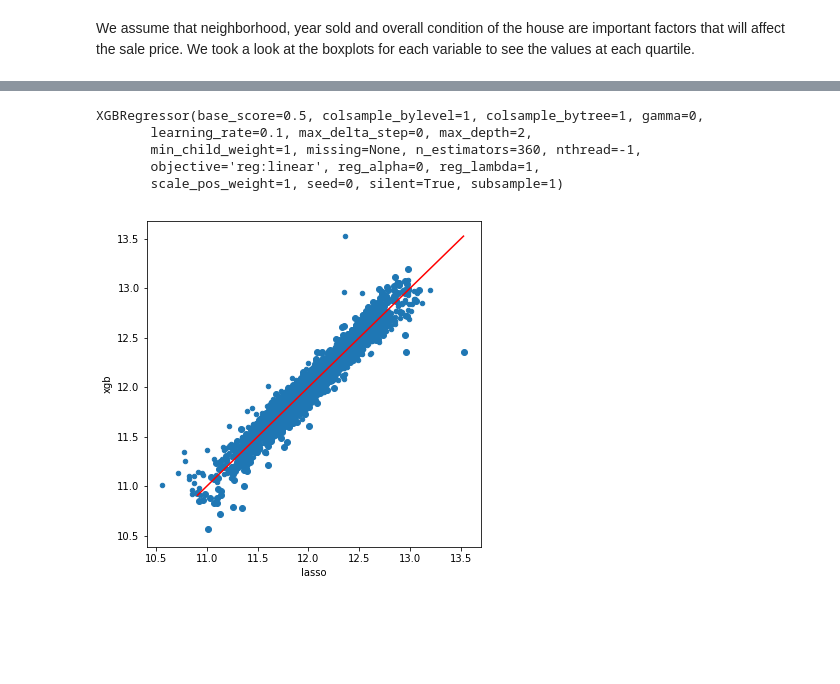
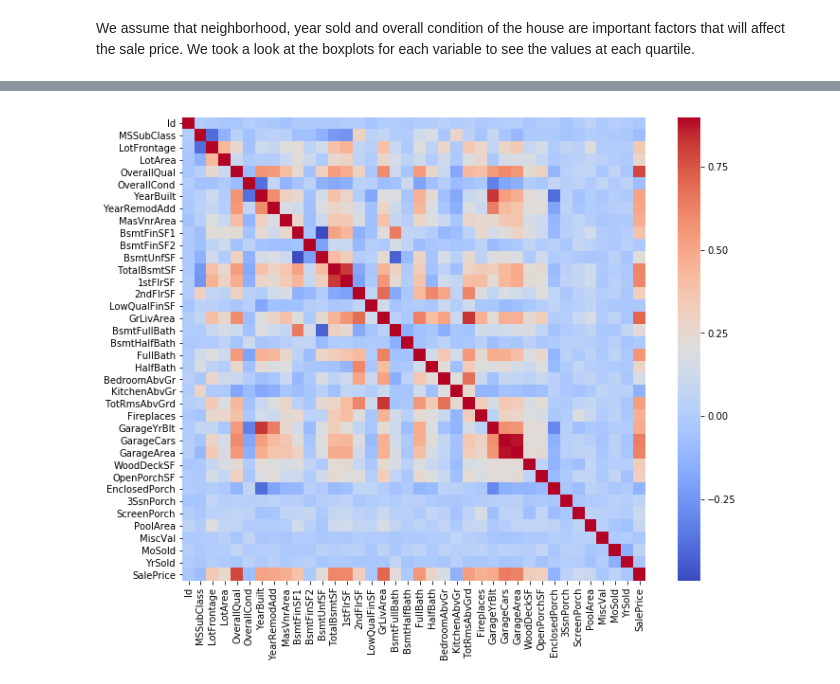
Before and after one commit to xofaye/data-analytics-challenge, a Jupyter notebook: data-exploration.ipynb, the cells around one changed output, grey strips where cells are left out. Drawn from its saved outputs; the diff is of its cells as text; code cells hidden in the pictures; blank space fills up the shorter version.

Commit message:
corr matrix

```diff
--- a/data-exploration.ipynb
+++ b/data-exploration.ipynb
@@ -100,16 +91,0 @@ plt.show()
-# %%
-# Data transformation + feature engineering
-
-all_data = pd.concat((train.loc[:,"MSSubClass":"SaleCondition"],
-                      test.loc[:,"MSSubClass":"SaleCondition"]))
-train["SalePrice"] = np.log1p(train["SalePrice"])
-numeric_feats = all_data.dtypes[all_data.dtypes != "object"].index
-
-skewed_feats = train[numeric_feats].apply(lambda x: skew(x.dropna()))
-skewed_feats = skewed_feats[skewed_feats > 0.75]
-skewed_feats = skewed_feats.index
-
-all_data[skewed_feats] = np.log1p(all_data[skewed_feats])
-
-train['TotalArea'] = train['TotalBsmtSF'] + train['GarageArea'] + train['GrLivArea']
-test['TotalArea'] = test['TotalBsmtSF'] + test['GarageArea'] + test['GrLivArea']
@@ -203,6 +91,0 @@ imp_coef = pd.concat([coef.sort_values().head(10),
-# %%
-import matplotlib
-matplotlib.rcParams['figure.figsize'] = (8.0, 10.0)
-imp_coef.plot(kind = "barh")
-plt.title("Coefficients in the Lasso Model")
-plt.show()
@@ -211,7 +91,0 @@ plt.show()
-# %%
-#let's look at the residuals as well:
-matplotlib.rcParams['figure.figsize'] = (6.0, 6.0)
-
-preds = pd.DataFrame({"preds":model_lasso.predict(X_train), "true":y})
-preds["residuals"] = preds["true"] - preds["preds"]
-#preds.plot(x = "preds", y = "residuals",kind = "scatter")
@@ -296,9 +91,0 @@ plt.show()
-# %%
-model_xgb = xgb.XGBRegressor(n_estimators=360, max_depth=2, learning_rate=0.1) #the params were tuned using xgb.cv
-model_xgb.fit(X_train, y)
-# %% [output]
-XGBRegressor(base_score=0.5, colsample_bylevel=1, colsample_bytree=1, gamma=0,
-       learning_rate=0.1, max_delta_step=0, max_depth=2,
-       min_child_weight=1, missing=None, n_estimators=360, nthread=-1,
-       objective='reg:linear', reg_alpha=0, reg_lambda=1,
-       scale_pos_weight=1, seed=0, silent=True, subsample=1)
@@ -308,11 +92,8 @@ lasso_preds = np.expm1(model_lasso.predict(X_test))
-# %%
-predictions = pd.DataFrame({"xgb":xgb_preds, "lasso":lasso_preds})
-predictions.plot(x = "xgb", y = "lasso", kind = "scatter")
-
-plt.scatter(lasso_preds,xgb_preds)
-plt.xlabel('lasso')
-plt.ylabel('xgb')
-plt.plot( [min(lasso_preds),max(lasso_preds)], [min(lasso_preds),max(lasso_preds)], c="red")
-plt.show()
-# %% [output]
-[figure, removed]
+# %%
+#correlation matrix
+corrmat = train.corr()
+f, ax = plt.subplots(figsize=(12, 9))
+sns.heatmap(corrmat, vmax=.9, square=True, cmap=cm.coolwarm)
+plt.show()
+# %% [output]
+[figure, added]
```
Also changed, not shown: parts of 33 cells of this notebook.
